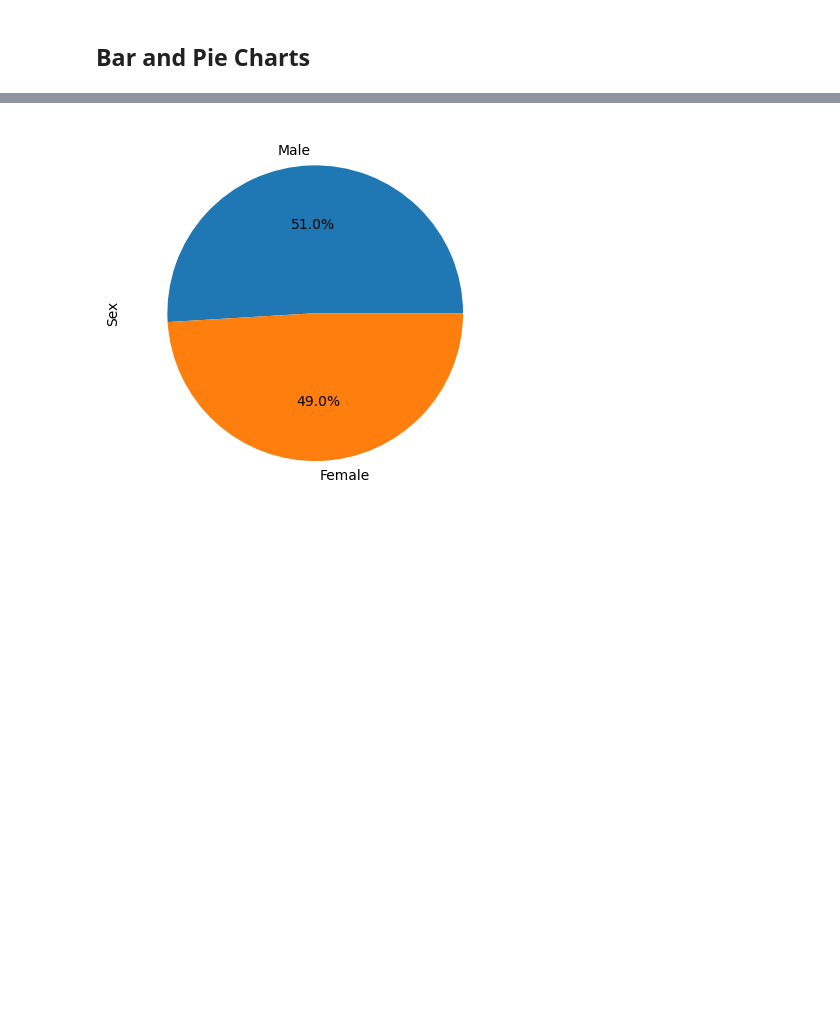
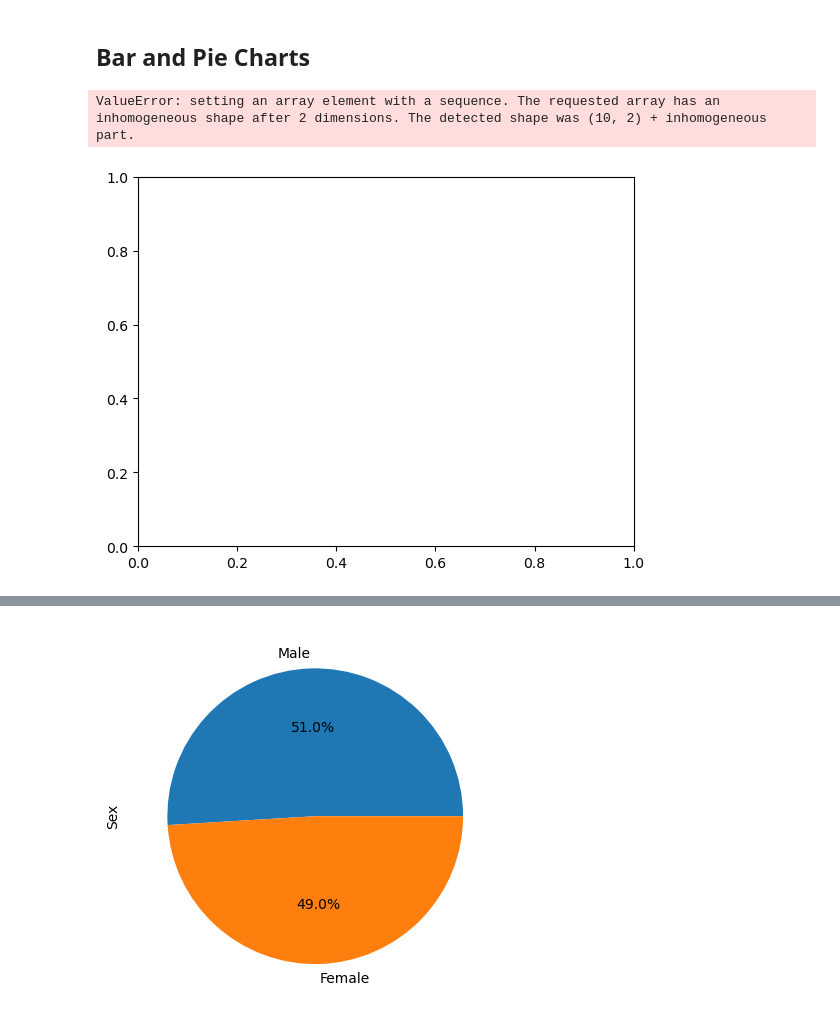
Before and after one commit to mkanegaye/matplotlib-challenge, a Jupyter notebook: pymaceuticals_starter.ipynb, the cells around one changed output, grey strips where cells are left out. Cells and saved outputs as stored; diff of their text form; code cells hidden in the pictures; blank space fills up the shorter version.

```diff
--- a/pymaceuticals_starter.ipynb
+++ b/pymaceuticals_starter.ipynb
@@ -136,4 +136,13 @@ sum_tum2
 | Zoniferol | 53.236507 | 51.818479 | 48.533355 | 6.966589 | 0.516398 |
 # %% [markdown]
 ## Bar and Pie Charts
+# %%
+# Generate a bar plot showing the total number of rows (Mouse ID/Timepoints) for each drug regimen using Pandas.
+plt.bar(tumor,tumor["Timepoint"].count())
+plt.xlabel("Drug Regimen")
+plt.ylabel("# of Observed Mouse Timepoints")
+plt.show()
+# %% [output]
+ValueError: setting an array element with a sequence. The requested array has an inhomogeneous shape after 2 dimensions. The detected shape was (10, 2) + inhomogeneous part.
+[figure, added]
 # %%
```
Also changed, not shown: parts of 2 cells of this notebook.
